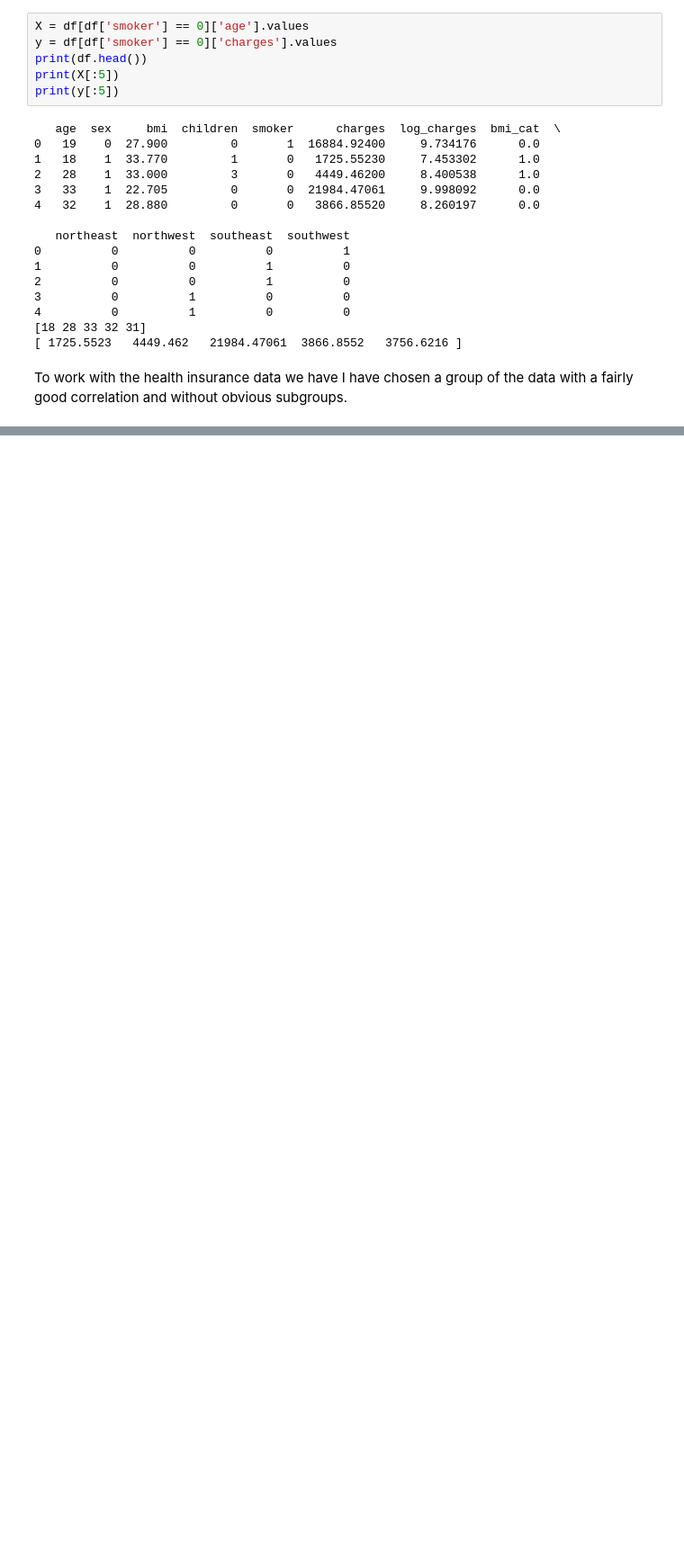
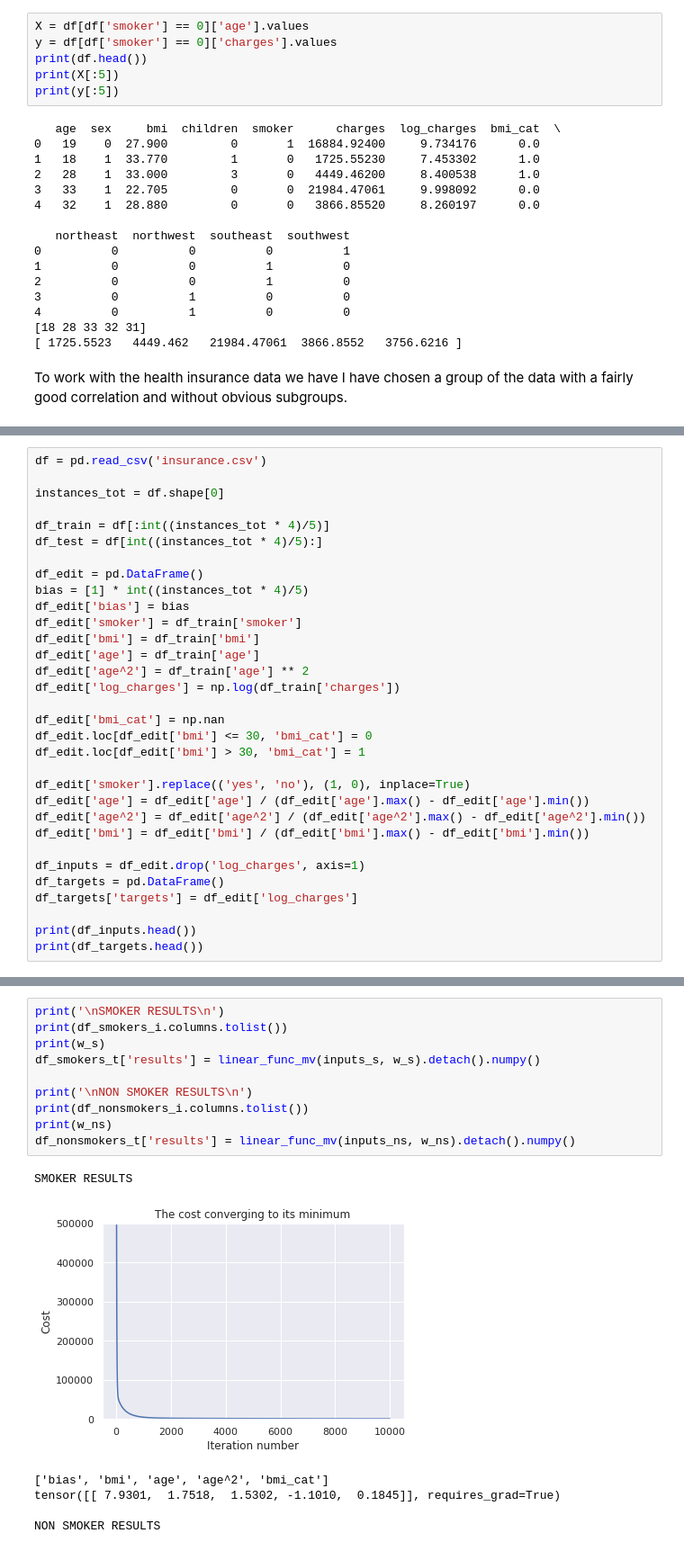
Before and after one commit to foxfoxfox7/Learning-machine-learning, a Jupyter notebook: linear_regression/health_insurance.ipynb, the cells around one changed output, grey strips where cells are left out. Shown at 90% size. Cells and saved outputs as stored; diff of their text form; blank space fills up the shorter version.

Commit message:
first draft of health insurance

```diff
--- a/linear_regression/health_insurance.ipynb
+++ b/linear_regression/health_insurance.ipynb
@@ -328,0 +446,32 @@ We now go back to our full data set to use all of these features to create a lin
+# %%
+df = pd.read_csv('insurance.csv')
+
+instances_tot = df.shape[0]
+
+df_train = df[:int((instances_tot * 4)/5)]
+df_test = df[int((instances_tot * 4)/5):]
+
+df_edit = pd.DataFrame()
+bias = [1] * int((instances_tot * 4)/5)
+df_edit['bias'] = bias
+df_edit['smoker'] = df_train['smoker']
+df_edit['bmi'] = df_train['bmi']
+df_edit['age'] = df_train['age']
+df_edit['age^2'] = df_train['age'] ** 2
+df_edit['log_charges'] = np.log(df_train['charges'])
+
+df_edit['bmi_cat'] = np.nan
+df_edit.loc[df_edit['bmi'] <= 30, 'bmi_cat'] = 0
+df_edit.loc[df_edit['bmi'] > 30, 'bmi_cat'] = 1
+
+df_edit['smoker'].replace(('yes', 'no'), (1, 0), inplace=True)
+df_edit['age'] = df_edit['age'] / (df_edit['age'].max() - df_edit['age'].min())
+df_edit['age^2'] = df_edit['age^2'] / (df_edit['age^2'].max() - df_edit['age^2'].min())
+df_edit['bmi'] = df_edit['bmi'] / (df_edit['bmi'].max() - df_edit['bmi'].min())
+
+df_inputs = df_edit.drop('log_charges', axis=1)
+df_targets = pd.DataFrame()
+df_targets['targets'] = df_edit['log_charges']
+
+print(df_inputs.head())
+print(df_targets.head())
@@ -328,0 +599,17 @@ We now go back to our full data set to use all of these features to create a lin
+# %%
+print('\nSMOKER RESULTS\n')
+print(df_smokers_i.columns.tolist())
+print(w_s)
+df_smokers_t['results'] = linear_func_mv(inputs_s, w_s).detach().numpy()
+
+print('\nNON SMOKER RESULTS\n')
+print(df_nonsmokers_i.columns.tolist())
+print(w_ns)
+df_nonsmokers_t['results'] = linear_func_mv(inputs_ns, w_ns).detach().numpy()
+# %% [output]
+SMOKER RESULTS
+[figure, added]
+['bias', 'bmi', 'age', 'age^2', 'bmi_cat']
+tensor([[ 7.9301,  1.7518,  1.5302, -1.1010,  0.1845]], requires_grad=True)
+
+NON SMOKER RESULTS
```
Also changed, not shown: parts of 33 cells of this notebook, 1 other file.
